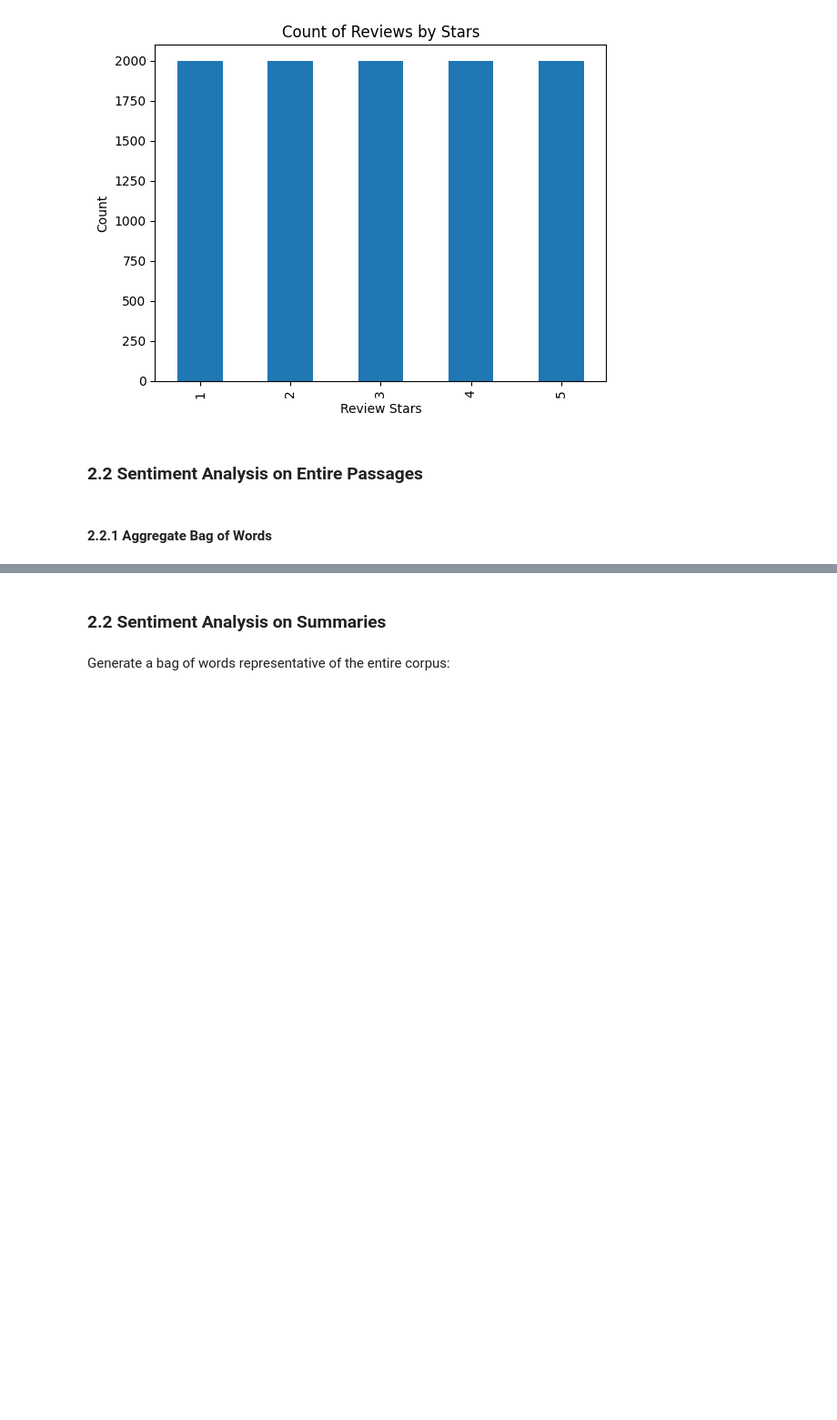
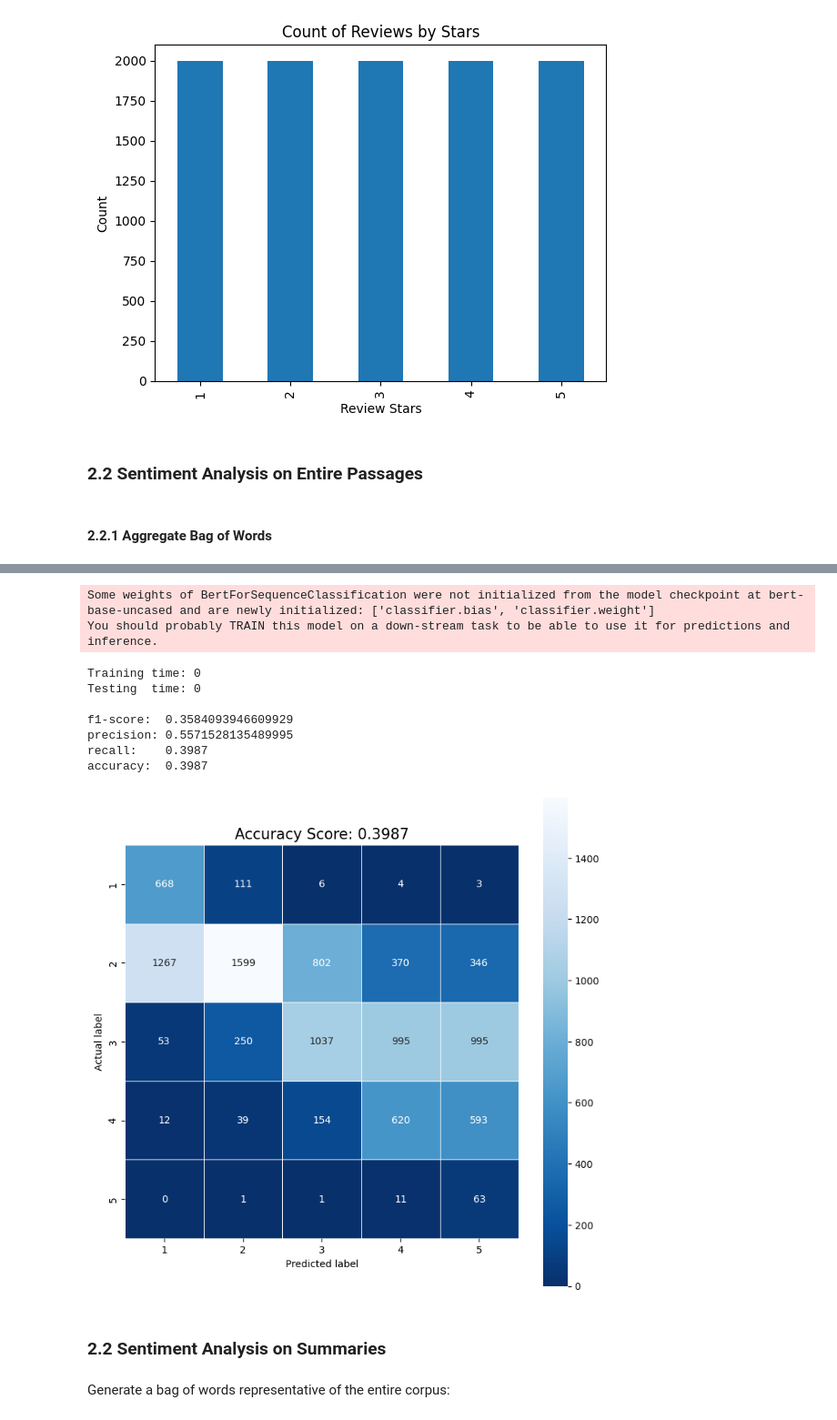
Before and after one commit to raian621/FinalProjectNLP, a Jupyter notebook: FinalProjectNLP.ipynb, the cells around one changed output, grey strips where cells are left out. Shown: that part at 91% size. Cells and saved outputs as stored; diff of their text form; code cells hidden in the pictures; blank space fills up the shorter version.

```diff
--- a/FinalProjectNLP.ipynb
+++ b/FinalProjectNLP.ipynb
@@ -421,3 +446,12 @@ precision: 0.5288651155842963
 recall:    0.5303000000000001
 accuracy:  0.5302999999999999
 [figure]
+# %%
+from transformers import BertTokenizer, BertForSequenceClassification, get_linear_schedule_with_warmup
+
+model_name = 'bert-base-uncased'
+bert_model = BertForSequenceClassification.from_pretrained(model_name)
+bert_tokenizer = BertTokenizer.from_pretrained(model_name, padding=True, truncation=True, max_length=512)
+# %% [output]
+Some weights of BertForSequenceClassification were not initialized from the model checkpoint at bert-base-uncased and are newly initialized: ['classifier.bias', 'classifier.weight']
+You should probably TRAIN this model on a down-stream task to be able to use it for predictions and inference.
@@ -423,0 +463,20 @@ accuracy:  0.5302999999999999
+# %%
+input_ids = []
+attn_masks = []
+
+for text in tqdm(df['text'], total=df.shape[0]):
+  encoded = bert_tokenizer.encode_plus(
+    text,
+    add_special_tokens=True,
+    max_length=512,
+    pad_to_max_length=True,
+    return_attention_mask=True,
+    return_tensors='pt',
+  ).to(TORCH_DEVICE)
+
+  input_ids.append(encoded['input_ids'])
+  attn_masks.append(encoded['attention_mask'])
+
+input_ids = torch.cat(input_ids, dim=0)
+attn_masks = torch.cat(attn_masks, dim=0)
+labels = torch.tensor(y.values)
@@ -424,3 +534,25 @@ accuracy:  0.5302999999999999
+# %%
+def predict_sentiment(text):
+  tokens = bert_tokenizer.encode(text, return_tensors='pt', max_length=512, truncation=True, padding='max_length').to(TORCH_DEVICE)
+  result = bert_model(tokens)
+
+  return int(torch.argmax(result.logits))+1
+
+y_pred = X['text'].progress_apply(predict_sentiment)
+# %%
+scores = get_scores(y_pred, y)
+cm = confusion_matrix(y_pred, y)
+
+print_results(scores, (cm,), (0, 0))
+# %% [output]
+Training time: 0
+Testing  time: 0
+
+f1-score:  0.3584093946609929
+precision: 0.5571528135489995
+recall:    0.3987
+accuracy:  0.3987
+[figure, added]
 # %% [markdown]
 ### 2.2 Sentiment Analysis on Summaries
 # %% [markdown]
```
Also changed, not shown: parts of 19 cells of this notebook, 4 other files.
